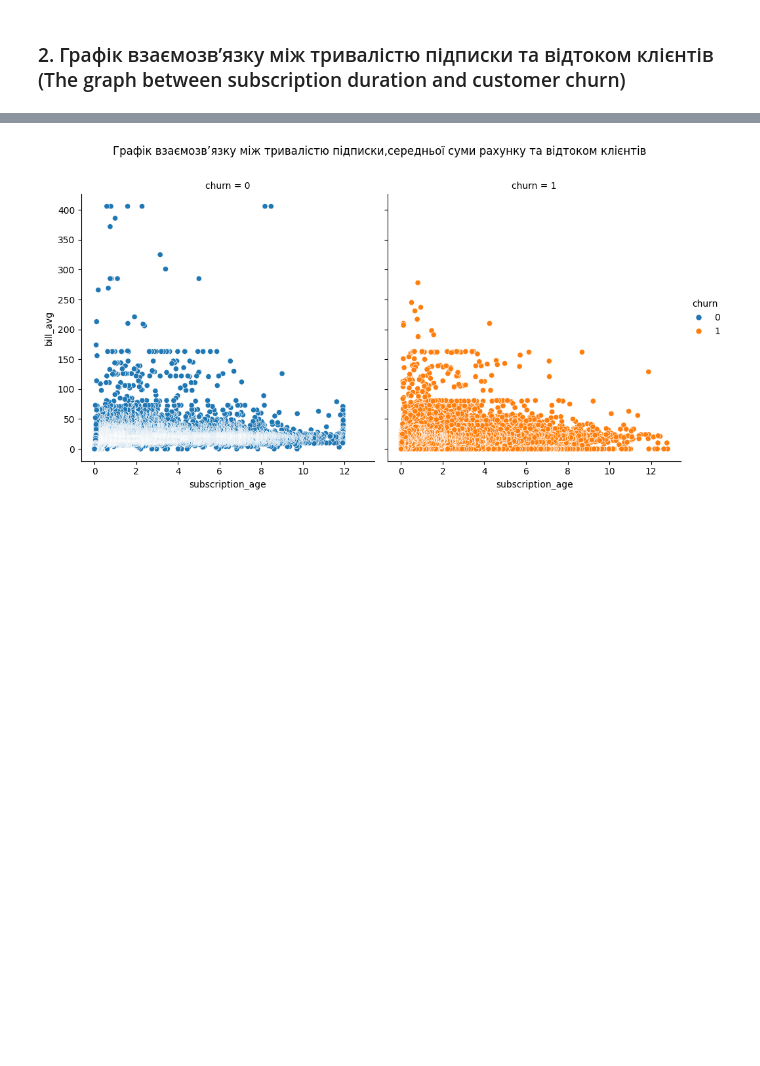
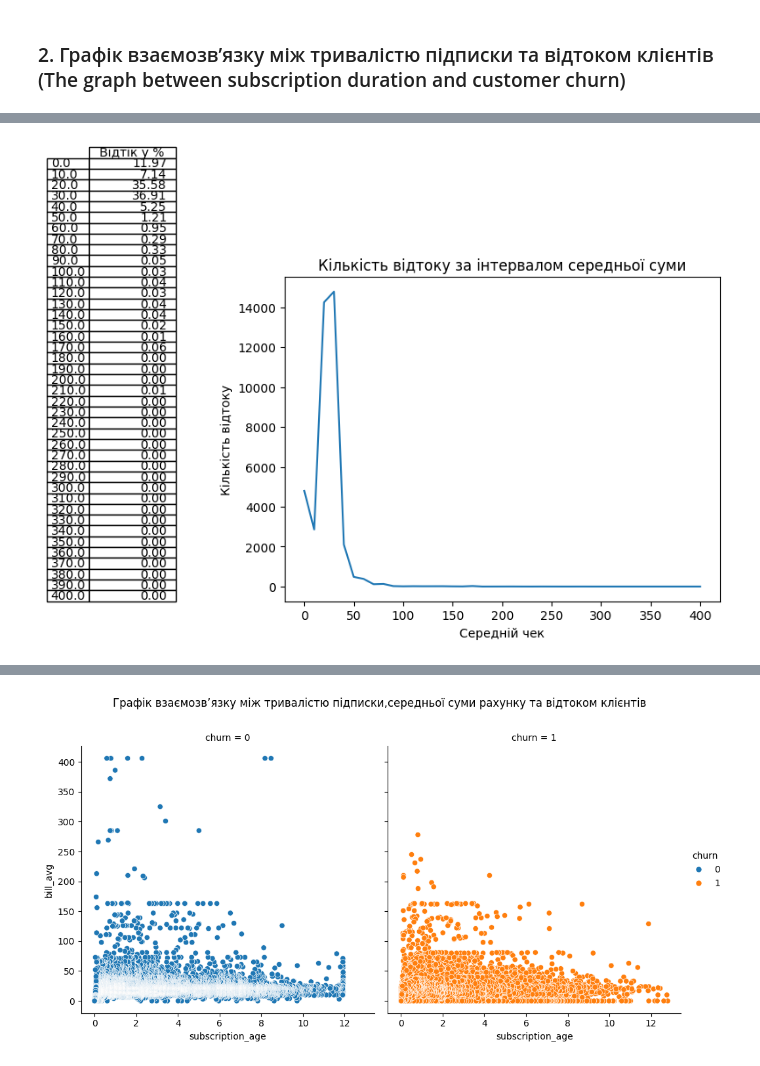
Before and after one commit to MaksimDar/telecom-churn-prediction, a Jupyter notebook: notebooks/01_eda.ipynb, the cells around one changed output, grey strips where cells are left out. Saved outputs shown, nothing was run; the diff lists cells and outputs as text; code cells hidden in the pictures; blank space fills up the shorter version.

```diff
--- a/notebooks/01_eda.ipynb
+++ b/notebooks/01_eda.ipynb
@@ -408,0 +420,23 @@ plt.plot(list_subscription_ages,list_churn_quantity)
+# %%
+min_bill_avg = float(df_copy['bill_avg'].min())
+max_bill_avg = float(df_copy['bill_avg'].max())
+column_bill_avg = 'bill_avg'
+bill_avg_interval = 10.0
+
+necessary_bill_dict = get_churn_distribution(min_bill_avg, max_bill_avg,column_bill_avg,bill_avg_interval)
+bill_avg_list,churn_quantity_list = return_results_as_lists(min_bill_avg, max_bill_avg,column_bill_avg, necessary_bill_dict,bill_avg_interval)
+# %%
+total_churn = sum(churn_quantity_list)
+cell_text_bill = [['%1.2f' % ((x / total_churn) * 100)] for x in churn_quantity_list]
+
+plt.plot(bill_avg_list,churn_quantity_list)
+plt.title('Кількість відтоку за інтервалом середньої суми')
+plt.xlabel('Середній чек')
+plt.ylabel('Кількість відтоку')
+# plt.title('Churn volume by subscription age interval')
+the_table_bill = plt.table(cellText=cell_text_bill,rowLabels=bill_avg_list,colLabels=['Відтік y %'], loc='left',bbox=[-0.45, 0, 0.2, 1.4] )
+the_table_bill.auto_set_font_size(False)
+the_table_bill.set_fontsize(10)
+plt.show()
+# %% [output]
+[figure, added]
```
Also changed, not shown: parts of 10 cells of this notebook.
